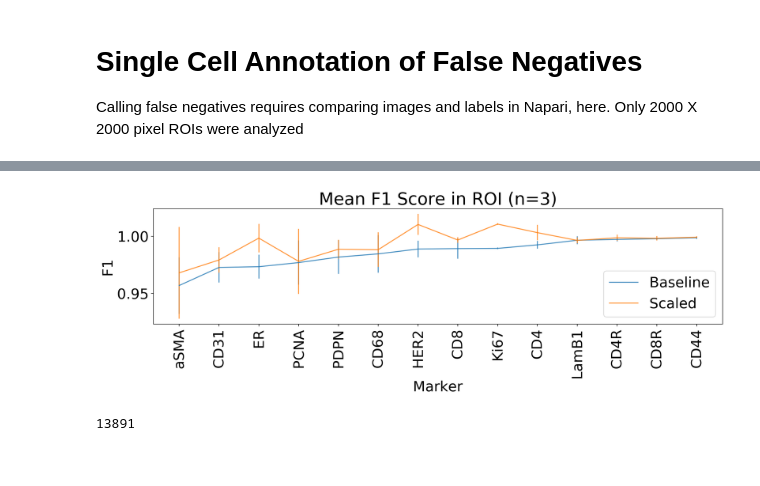
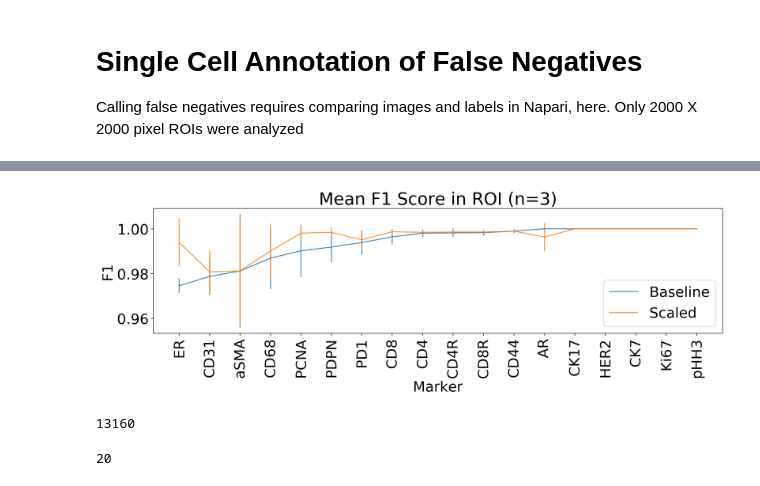
Before and after one commit to engjen/cycIF_Validation, a Jupyter notebook: Fig2_44290-146_subtractAF_scale_by_round.ipynb, the cells around one changed output, grey strips where cells are left out. Saved outputs shown, nothing was run; the diff lists cells and outputs as text; code cells hidden in the pictures.

```diff
--- a/Fig2_44290-146_subtractAF_scale_by_round.ipynb
+++ b/Fig2_44290-146_subtractAF_scale_by_round.ipynb
@@ -42,13 +42,18 @@ df_pos = pd.read_csv(
 # %%
 # AF subtracted images version
 df_pos_scale = pd.read_csv(
-        f'{codedir}/Data/20200902_BC44290-146_ManualPositive.csv',
+        f'{codedir}/Data/20200911_BC44290-146_ManualPositive.csv',
         index_col=0
     )
 # %%
 #channel metadata
 df_t = pd.read_csv(f'{codedir}/Metadata/44290-146/metadata_BC44290-146_RoundsCyclesTable_ExposureTimes.csv',
                   index_col=0)
+# %%
+df_edge = pd.read_csv(f'{codedir}/Data/features_BC44290-146_EdgeCells308pixels_CentroidXY.csv', index_col=0)
+#drop edge cells
+df_pos_scale = df_pos_scale[~df_pos_scale.index.isin(df_edge.index.tolist())]
+df_pos = df_pos[~df_pos.index.isin(df_edge.index.tolist())]
 # %% [markdown]
 ## False Postives
 
@@ -84,2 +89,4 @@ for s_marker in ls_marker:
+# %%
+df_t['Diff'] = df_t.R8Q_FP - df_t.Scaled_FP
 # %%
 #plot false positives
@@ -120,7 +144,7 @@ for s_crop in ['x2000y5000','x2000y7000','x1800y9000']:
 # %%
 #calculate F1 in annotated crop
 df_result = pd.DataFrame()
-ls_marker = df_t[(df_t.colors!='c5') & ~df_t.rounds.isin(['R0','R8Q'])& ~df_t.index.isin(['Vim','CD20','CK14', 'CK17', 'AR', 'PD1', 'pHH3', 'CK7'])].index
+ls_marker = df_t[(df_t.colors!='c5') & ~df_t.rounds.isin(['R0','R8Q'])& ~df_t.index.isin(['LamB1','Vim','CD20'])].index
 for s_marker in ls_marker:
     for s_crop, d_result in dd_result.items():
         index_crop = d_index[s_crop]
@@ -139,7 +163,7 @@ for s_marker in ls_marker:
                 print(s_marker)
                 i_fn = len(d_result[s_marker.split('_')[0]])
             else:
-                i_if = 0
+                i_fn = 0
             df_t.loc[s_marker,'R8Q_FN'] = i_fn
             df_t.loc[s_marker,'Scaled_FN'] = len(df_fn) - i_fn
             # calculate F1
@@ -171,19 +229,19 @@ LamB1
 # %%
 #plot false positives
 ls_labels = df_result.groupby('Marker').mean().sort_values('Baseline').index.tolist()
 df_std = df_result.groupby('Marker').std().loc[ls_labels]
 ls_labels.insert(0,'')
 fig, ax = plt.subplots(figsize=(14,5),dpi=200)
 df_result.groupby('Marker').mean().sort_values('Baseline').plot(ax=ax,rot=90,alpha=0.8,yerr=df_std)
-ax.xaxis.set_major_locator(plt.MaxNLocator(17))
+ax.xaxis.set_major_locator(plt.MaxNLocator(21))
 ax.set_xticklabels(ls_labels)
 ax.set_title('Mean F1 Score in ROI (n=3)')
 ax.set_ylabel('F1')
 ax.set_xlabel('Marker')
 plt.tight_layout()
 fig.savefig(f'{codedir}/Figures/44290-146/ScaledvsR8Q_F1_44290_lineplot.png')
 # %% [output]
-[figure, old version]
+[figure, new version]
 # %%
 #total cells in 3 rois
 i_result = 0
@@ -192,4 +250,8 @@ for s_crop, d_result in dd_result.items():
     i_result = i_result + len(index_crop)
 print(i_result)
 # %% [output]
-13891
+13160
+# %%
+len(ls_labels)
+# %% [output]
+20
```
Also changed, not shown: parts of 5 cells of this notebook, 4 other files.
